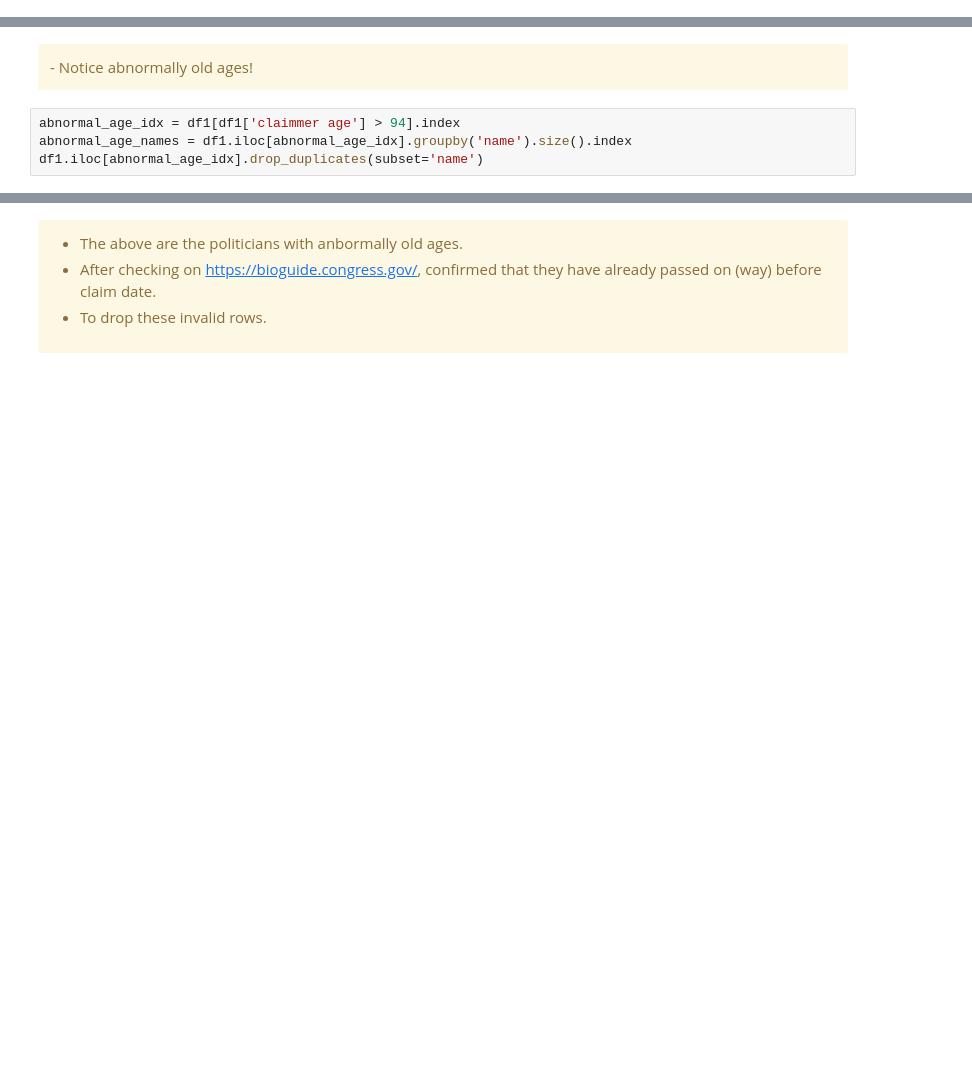
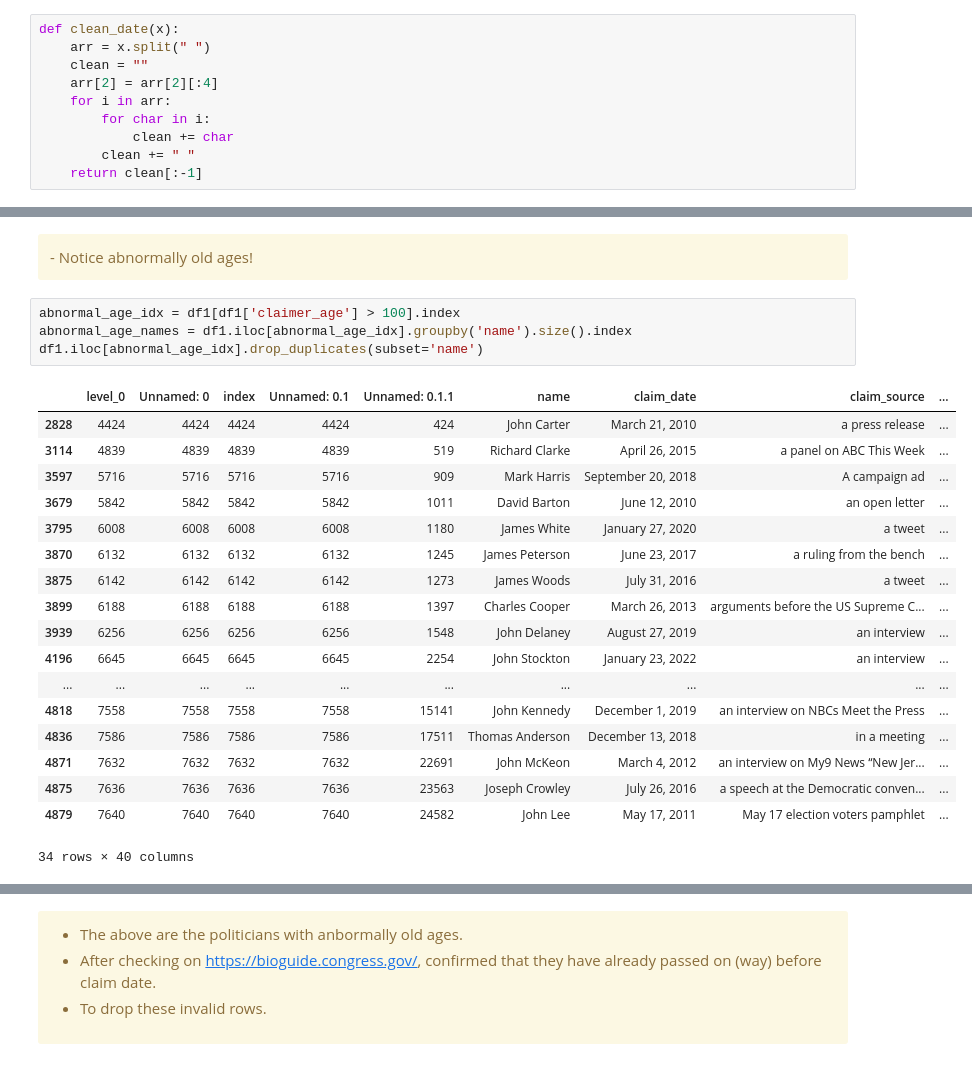
Before and after one commit to lohdaijiu/BT4222_FakeNewsClassifier, a Jupyter notebook: FeatureEngineering.ipynb, the cells around one changed output, grey strips where cells are left out. Saved outputs shown, nothing was run; the diff lists cells and outputs as text; blank space fills up the shorter version.

```diff
--- a/FeatureEngineering.ipynb
+++ b/FeatureEngineering.ipynb
@@ -47,0 +73,10 @@ df1.shape
+# %%
+def clean_date(x):
+    arr = x.split(" ")
+    clean = ""
+    arr[2] = arr[2][:4]
+    for i in arr:
+        for char in i:
+            clean += char
+        clean += " "
+    return clean[:-1]
@@ -77,9 +165,28 @@ np.sort(df1['claimmer age'].unique())
 <div class="alert alert-warning">
 - Notice abnormally old ages!
 # %%
-abnormal_age_idx = df1[df1['claimmer age'] > 94].index
+abnormal_age_idx = df1[df1['claimer_age'] > 100].index
 abnormal_age_names = df1.iloc[abnormal_age_idx].groupby('name').size().index
 df1.iloc[abnormal_age_idx].drop_duplicates(subset='name')
+# %% [output]
+|  | level_0 | Unnamed: 0 | index | Unnamed: 0.1 | Unnamed: 0.1.1 | name | claim_date | claim_source | ... |
+| 2828 | 4424 | 4424 | 4424 | 4424 | 424 | John Carter | March 21, 2010 | a press release | ... |
+| 3114 | 4839 | 4839 | 4839 | 4839 | 519 | Richard Clarke | April 26, 2015 | a panel on ABC This Week | ... |
+| 3597 | 5716 | 5716 | 5716 | 5716 | 909 | Mark Harris | September 20, 2018 | A campaign ad | ... |
+| 3679 | 5842 | 5842 | 5842 | 5842 | 1011 | David Barton | June 12, 2010 | an open letter | ... |
+| 3795 | 6008 | 6008 | 6008 | 6008 | 1180 | James White | January 27, 2020 | a tweet | ... |
+| 3870 | 6132 | 6132 | 6132 | 6132 | 1245 | James Peterson | June 23, 2017 | a ruling from the bench | ... |
+| 3875 | 6142 | 6142 | 6142 | 6142 | 1273 | James Woods | July 31, 2016 | a tweet | ... |
+| 3899 | 6188 | 6188 | 6188 | 6188 | 1397 | Charles Cooper | March 26, 2013 | arguments before the US Supreme C... | ... |
+| 3939 | 6256 | 6256 | 6256 | 6256 | 1548 | John Delaney | August 27, 2019 | an interview | ... |
+| 4196 | 6645 | 6645 | 6645 | 6645 | 2254 | John Stockton | January 23, 2022 | an interview | ... |
+| ... | ... | ... | ... | ... | ... | ... | ... | ... | ... |
+| 4818 | 7558 | 7558 | 7558 | 7558 | 15141 | John Kennedy | December 1, 2019 | an interview on NBCs Meet the Press | ... |
+| 4836 | 7586 | 7586 | 7586 | 7586 | 17511 | Thomas Anderson | December 13, 2018 | in a meeting | ... |
+| 4871 | 7632 | 7632 | 7632 | 7632 | 22691 | John McKeon | March 4, 2012 | an interview on My9 News “New Jer... | ... |
+| 4875 | 7636 | 7636 | 7636 | 7636 | 23563 | Joseph Crowley | July 26, 2016 | a speech at the Democratic conven... | ... |
+| 4879 | 7640 | 7640 | 7640 | 7640 | 24582 | John Lee | May 17, 2011 | May 17 election voters pamphlet | ... |
+34 rows × 40 columns
 # %%
 # check thru politicians with dates that don't make sense
 # https://bioguide.congress.gov/
```
Also changed, not shown: parts of 27 cells of this notebook, 1 other file.
